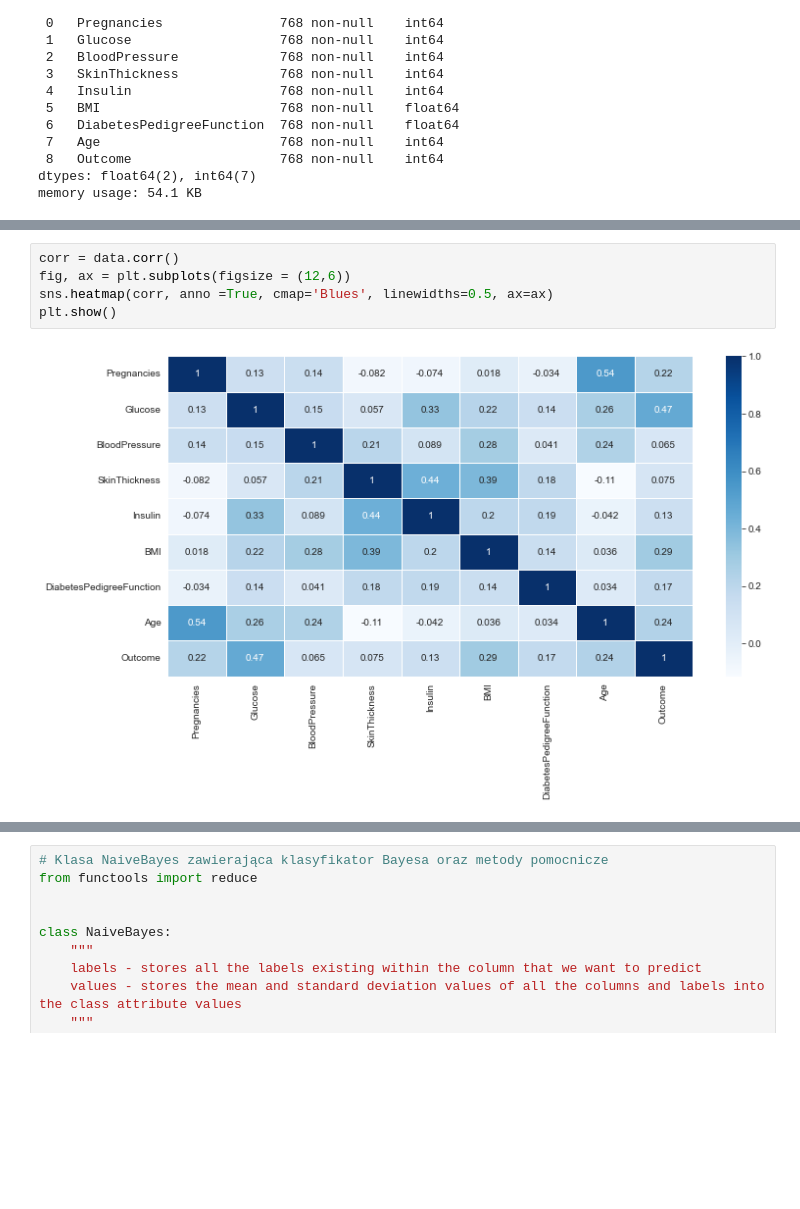
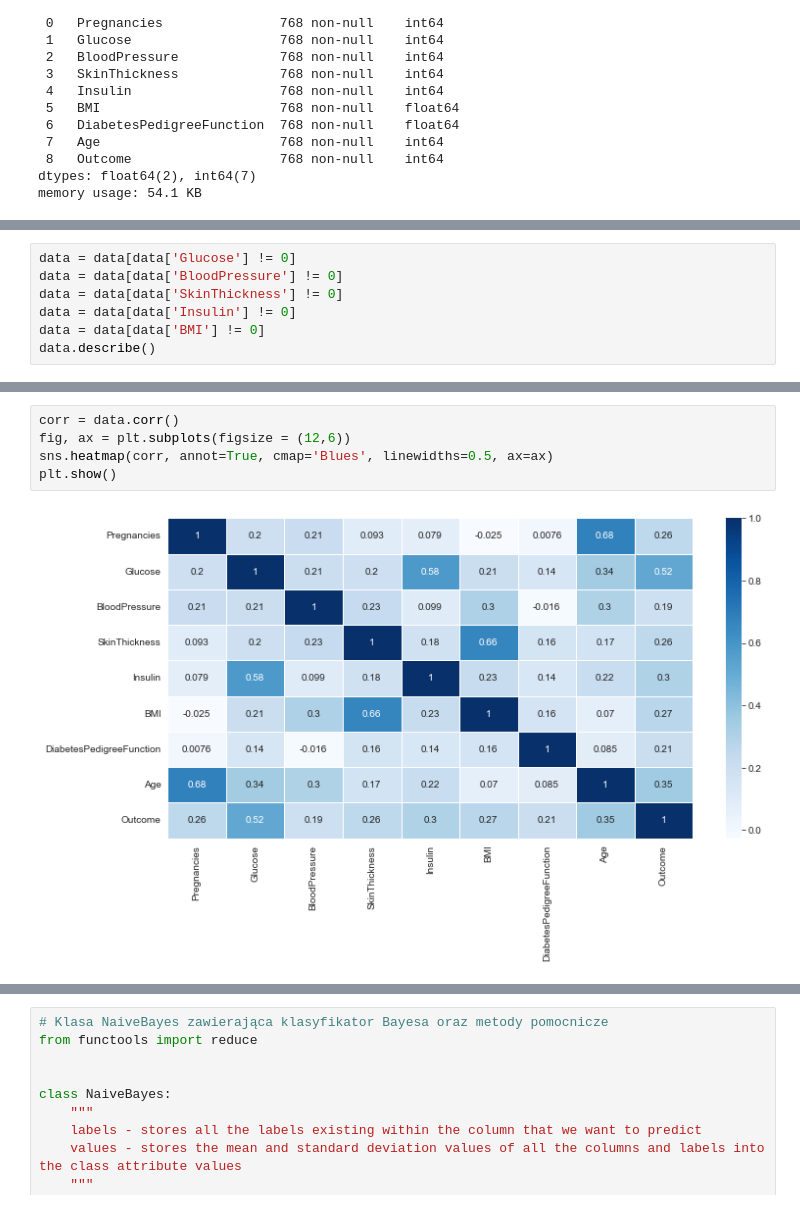
Before and after one commit to Domin8668/Projekt_SSI, a Jupyter notebook: Projekt.ipynb, the cells around one changed output, grey strips where cells are left out. Saved outputs shown, nothing was run; the diff lists cells and outputs as text; blank space fills up the shorter version.

Commit message:
Removed incomplete data (zeros from all columns except for Pregnancies and Outcome)

```diff
--- a/Projekt.ipynb
+++ b/Projekt.ipynb
@@ -37,3 +37,10 @@ data.describe()
 | 50% | 3.000000 | 117.000000 | 72.000000 | 23.000000 | 30.500000 | 32.000000 | 0.372500 | 29.000000 | ... |
 | 75% | 6.000000 | 140.250000 | 80.000000 | 32.000000 | 127.250000 | 36.600000 | 0.626250 | 41.000000 | ... |
 | max | 17.000000 | 199.000000 | 122.000000 | 99.000000 | 846.000000 | 67.100000 | 2.420000 | 81.000000 | ... |
+# %%
+data = data[data['Glucose'] != 0]
+data = data[data['BloodPressure'] != 0]
+data = data[data['SkinThickness'] != 0]
+data = data[data['Insulin'] != 0]
+data = data[data['BMI'] != 0]
+data.describe()
@@ -40,10 +57,10 @@ data.describe()
 # %%
 corr = data.corr()
 fig, ax = plt.subplots(figsize = (12,6))
-sns.heatmap(corr, anno =True, cmap='Blues', linewidths=0.5, ax=ax)
+sns.heatmap(corr, annot=True, cmap='Blues', linewidths=0.5, ax=ax)
 plt.show()
 # %% [output]
-[figure, old version]
+[figure, new version]
 # %%
 sns.set_palette('husl')
 sns.pairplot(data, hue='Outcome', markers='+')
```
Also changed, not shown: parts of 31 cells of this notebook.
